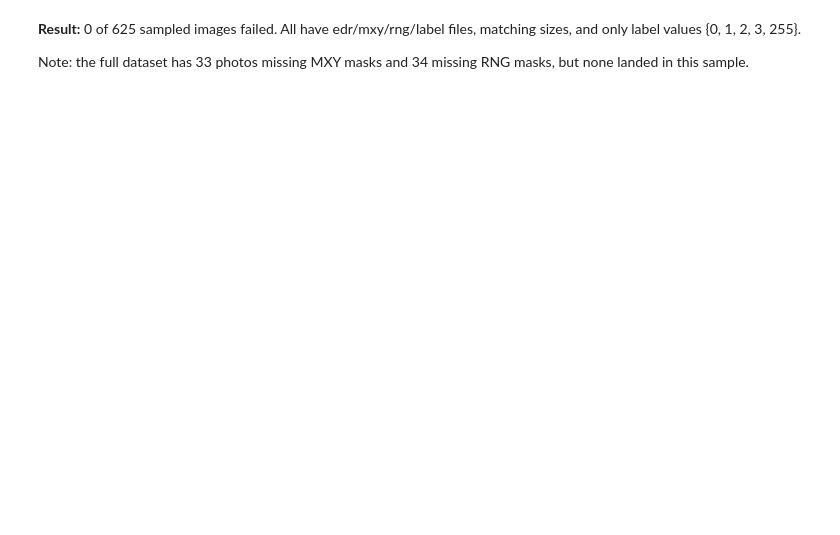
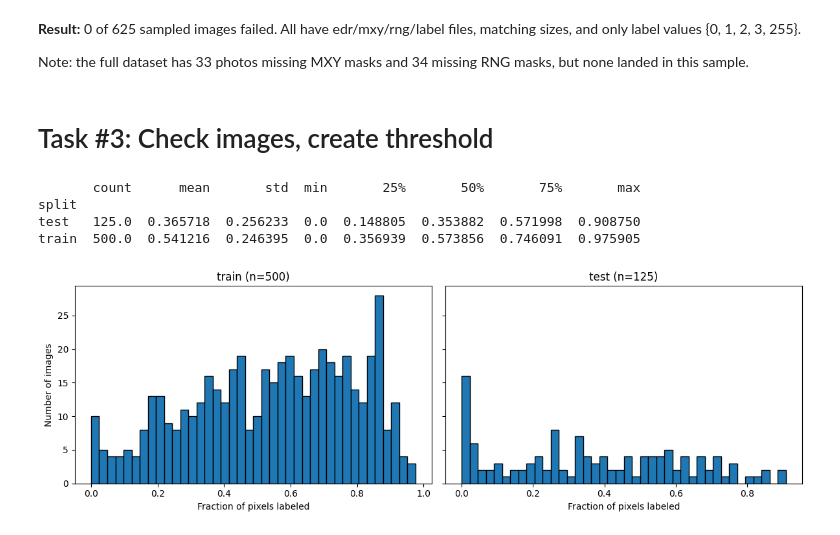
Before and after one commit to smantsai/mlsn-group-5, a Jupyter notebook: MLSN_Group_5.ipynb, the cells around one changed output. Cells and saved outputs as stored; diff of their text form; code cells hidden in the pictures; blank space fills up the shorter version.

Commit message:
Calculates labeled_pixels/image_size, creates plots, and implements threshold.

```diff
--- a/MLSN_Group_5.ipynb
+++ b/MLSN_Group_5.ipynb
@@ -141,3 +187,44 @@ df.head()
 **Result:** 0 of 625 sampled images failed. All have edr/mxy/rng/label files, matching sizes, and only label values {0, 1, 2, 3, 255}.
 
 Note: the full dataset has 33 photos missing MXY masks and 34 missing RNG masks, but none landed in this sample.
+# %% [markdown]
+# Task #3: Check images, create threshold
+# %%
+# hey guys
+import matplotlib.pyplot as plt
+
+NULL_VALUE = 255
+
+def labeled_fraction(label_file, split):
+  """Return the fraction of pixels in a label that are NOT 255 (i.e. labeled)."""
+  paths = get_paths(label_file, split)
+  label = np.array(Image.open(paths["label"]))
+  return (label != NULL_VALUE).sum() / label.size
+
+# Test it on one image before running everything
+# print(labeled_fraction(train_sample[0], "train"))
+
+# Add label_file and labeled_frac to the df from Task #2
+df["label_file"] = [r["label_file"] for r in results]
+df["labeled_frac"] = [labeled_fraction(r["label_file"], r["split"]) for r in results]
+
+print(df.groupby("split")["labeled_frac"].describe())
+# %% [output]
+       count      mean       std  min       25%       50%       75%       max
+split
+test   125.0  0.365718  0.256233  0.0  0.148805  0.353882  0.571998  0.908750
+train  500.0  0.541216  0.246395  0.0  0.356939  0.573856  0.746091  0.975905
+# %%
+# Plot 1: histogram of labeled fraction
+
+fig, axes = plt.subplots(1, 2, figsize=(12, 4), sharey=True)
+for ax, split in zip(axes, ["train", "test"]):
+  vals = df.loc[df.split == split, "labeled_frac"]
+  ax.hist(vals, bins=40, edgecolor="black")
+  ax.set_title(f"{split} (n={len(vals)})")
+  ax.set_xlabel("Fraction of pixels labeled")
+axes[0].set_ylabel("Number of images")
+plt.tight_layout()
+plt.show()
+# %% [output]
+[figure, added]
```
Also changed, not shown: parts of 12 cells of this notebook.
